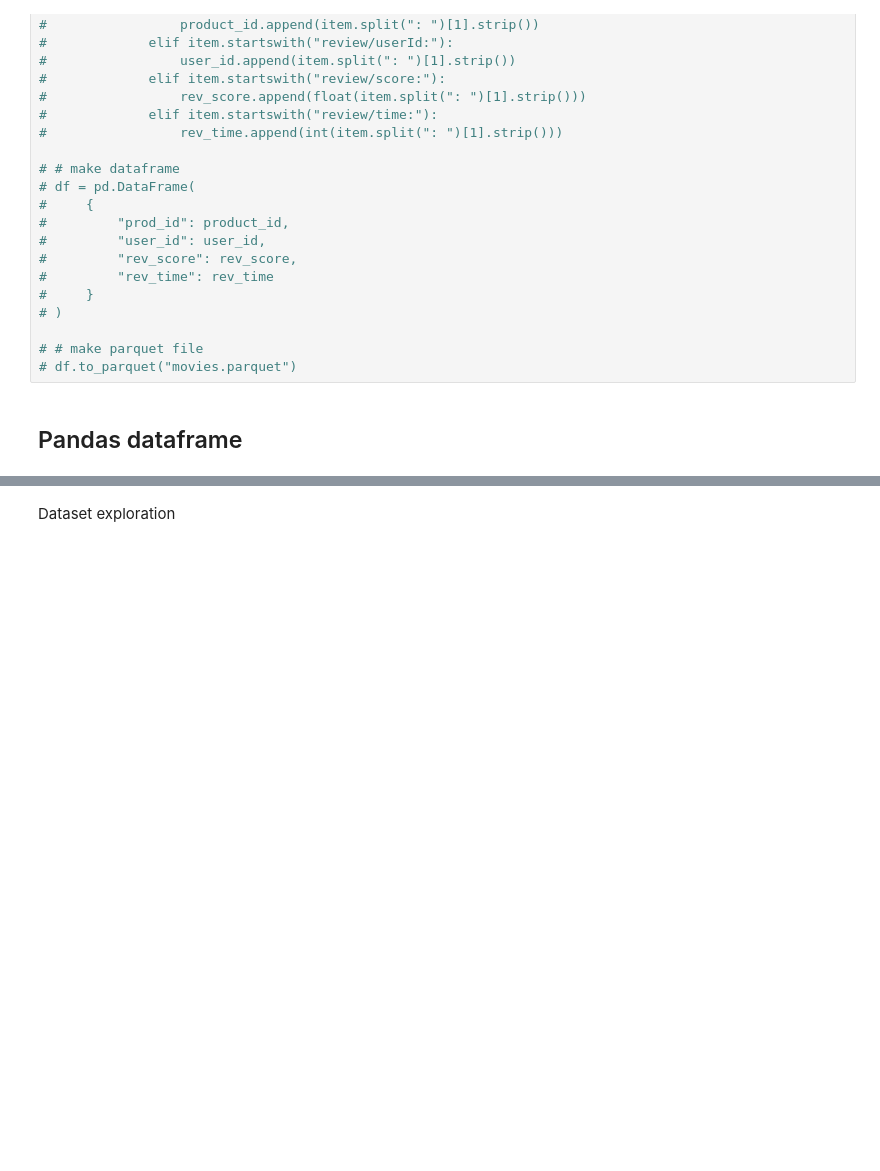
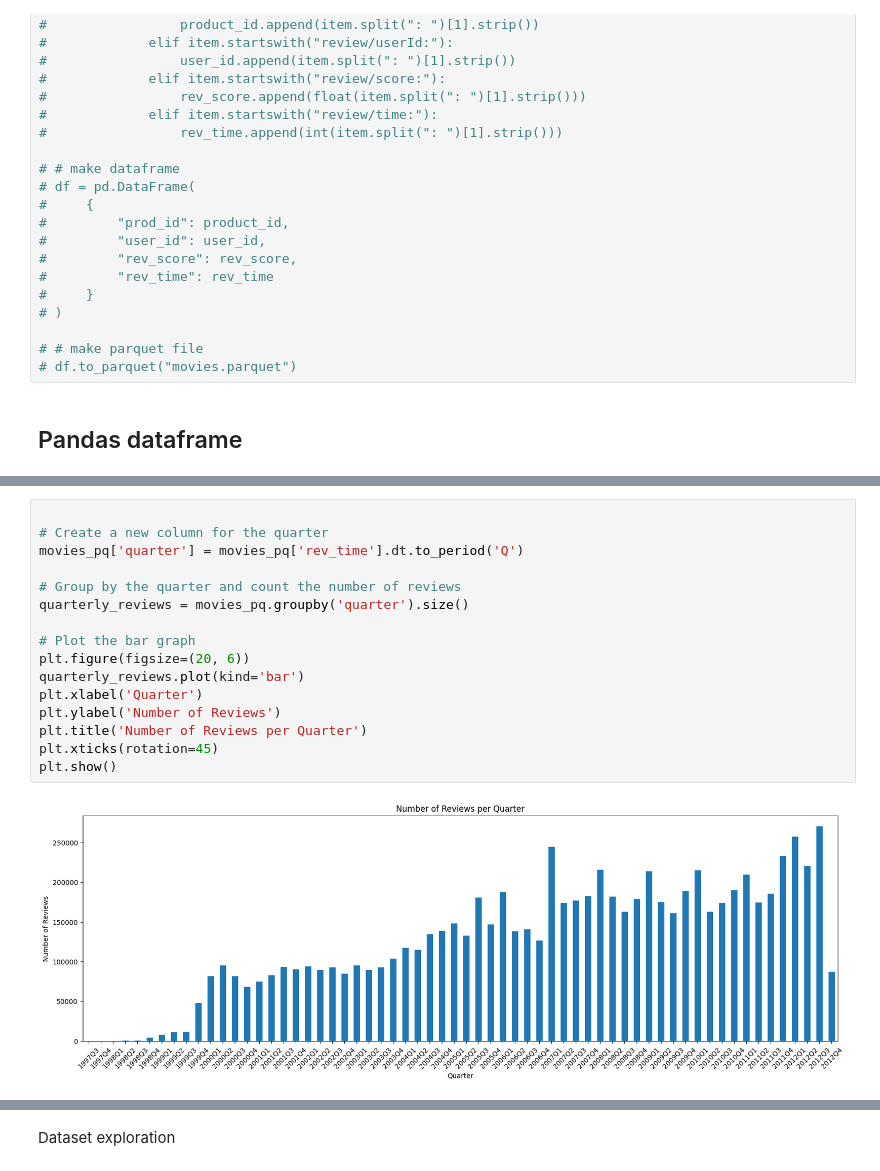
Before and after one commit to JPLM03/ADC-Project, a Jupyter notebook: Movies_CDA.ipynb, the cells around one changed output, grey strips where cells are left out. Cells and saved outputs as stored; diff of their text form; blank space fills up the shorter version.

```diff
--- a/Movies_CDA.ipynb
+++ b/Movies_CDA.ipynb
@@ -70,0 +114,18 @@ Number of rows:  7911684
+# %%
+
+# Create a new column for the quarter
+movies_pq['quarter'] = movies_pq['rev_time'].dt.to_period('Q')
+
+# Group by the quarter and count the number of reviews
+quarterly_reviews = movies_pq.groupby('quarter').size()
+
+# Plot the bar graph
+plt.figure(figsize=(20, 6))
+quarterly_reviews.plot(kind='bar')
+plt.xlabel('Quarter')
+plt.ylabel('Number of Reviews')
+plt.title('Number of Reviews per Quarter')
+plt.xticks(rotation=45)
+plt.show()
+# %% [output]
+[figure, added]
```
Also changed, not shown: parts of 3 cells of this notebook.
